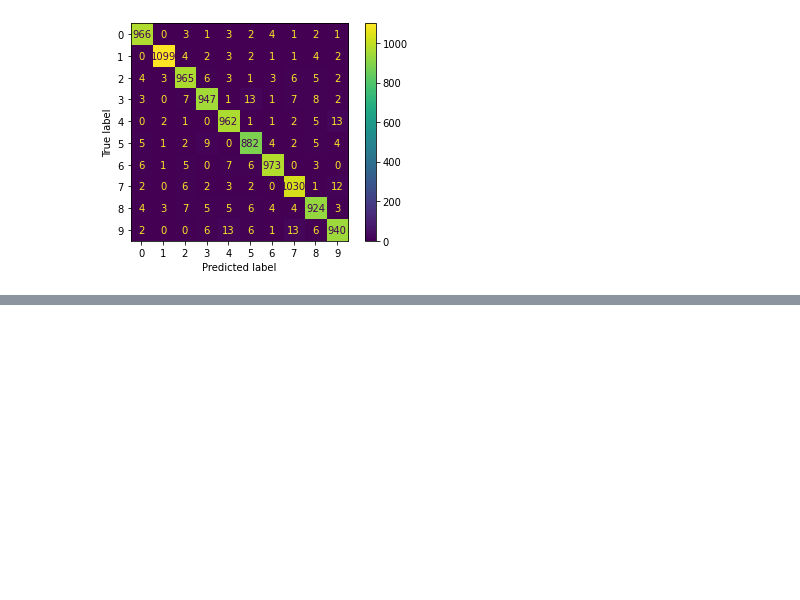
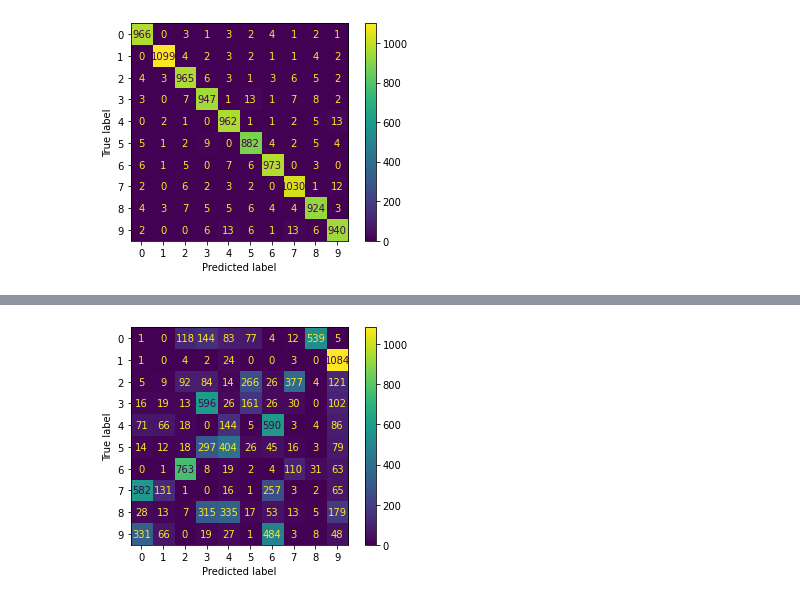
Before and after one commit to Andu972k/AIFinalProject, a Jupyter notebook: Mnist Classification models.ipynb, the cells around one changed output, grey strips where cells are left out. Saved outputs shown, nothing was run; the diff lists cells and outputs as text; code cells hidden in the pictures; blank space fills up the shorter version.

Commit message:
Applied PCA to K-means

```diff
--- a/Mnist Classification models.ipynb
+++ b/Mnist Classification models.ipynb
@@ -731,3 +731,16 @@ disp.plot()
 plt.show()
 # %% [output]
 [figure]
+# %%
+#PCA applied Cluster analysis
+
+t0 = time.time()
+kmeans = KMeans(n_clusters=10, n_init=10, random_state=19, max_iter=300, algorithm='auto').fit(X_train, Y_train)
+t1 = time.time()
+pred_train = kmeans.predict(X_train[0:10000])
+t2 = time.time()
+pred_train = pred_train.astype(str)
+
+print(f'Training time: {t1-t0:3.3f}')
+print(f'Prediction time for train: {t2-t1:3.3f}')
+print(f'Youdens index for train: {((metrics.balanced_accuracy_score(Y_train[0:10000], pred_train)*2)-1):.3f}')
@@ -733,0 +763,9 @@ plt.show()
+# %%
+t5 = time.time()
+pred_test = kmeans.predict(X_test)
+t6 = time.time()
+
+pred_test = pred_test.astype(str)
+
+print(f'Prediction time for test: {t6-t5:3.3f}')
+print(f'Youdens index for test: {((metrics.balanced_accuracy_score(Y_test, pred_test)*2)-1):.3f}')
@@ -733,0 +775,5 @@ plt.show()
+# %%
+#PCA applied Cluster analysis confusion matrix
+
+cm = confusion_matrix(Y_test, pred_test)
+cm
@@ -733,0 +791,9 @@ plt.show()
+# %%
+#Create graph of PCA applied Cluster analysis confusion matrix
+disp = ConfusionMatrixDisplay(confusion_matrix=cm)
+
+disp.plot()
+
+plt.show()
+# %% [output]
+[figure, added]
```
Also changed, not shown: parts of 32 cells of this notebook.
